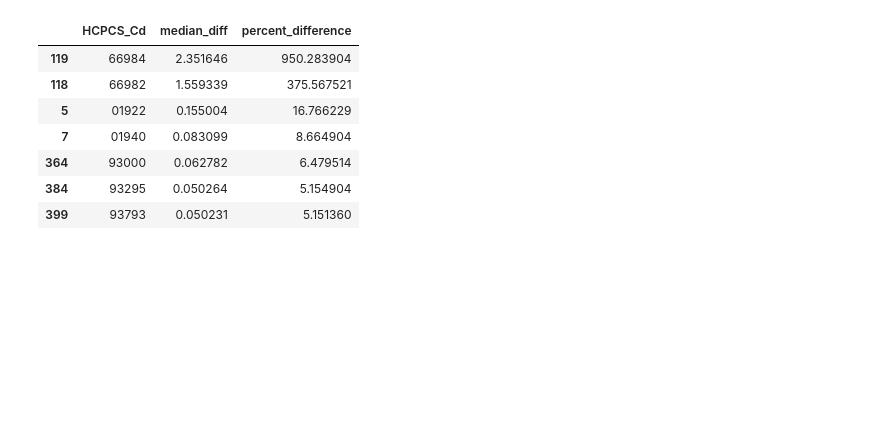
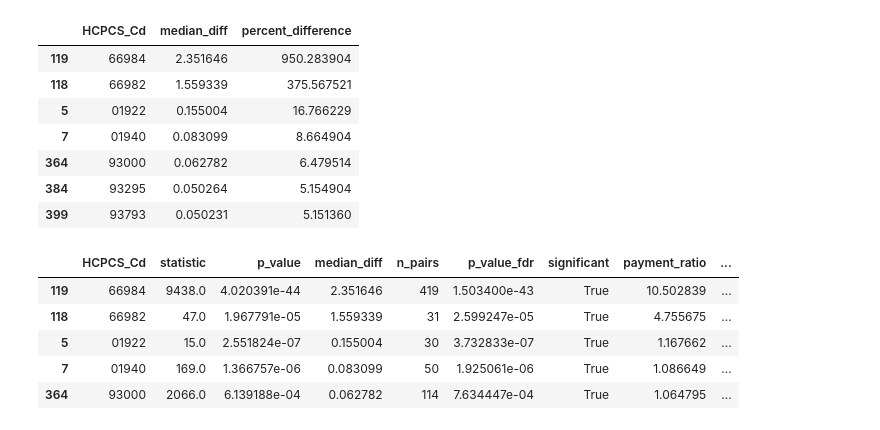
Before and after one commit to AdvayBhatt/healthcare-analytics, a Jupyter notebook: notebooks/01_eda.ipynb, the cells around one changed output. Saved outputs shown, nothing was run; the diff lists cells and outputs as text; code cells hidden in the pictures; blank space fills up the shorter version.

```diff
--- a/notebooks/01_eda.ipynb
+++ b/notebooks/01_eda.ipynb
@@ -1138,3 +1232,12 @@ Number of practically significant procedures: 7
 | 364 | 93000 | 0.062782 | 6.479514 |
 | 384 | 93295 | 0.050264 | 5.154904 |
 | 399 | 93793 | 0.050231 | 5.151360 |
+# %%
+final_results.head()
+# %% [output]
+|  | HCPCS_Cd | statistic | p_value | median_diff | n_pairs | p_value_fdr | significant | payment_ratio | ... |
+| 119 | 66984 | 9438.0 | 4.020391e-44 | 2.351646 | 419 | 1.503400e-43 | True | 10.502839 | ... |
+| 118 | 66982 | 47.0 | 1.967791e-05 | 1.559339 | 31 | 2.599247e-05 | True | 4.755675 | ... |
+| 5 | 01922 | 15.0 | 2.551824e-07 | 0.155004 | 30 | 3.732833e-07 | True | 1.167662 | ... |
+| 7 | 01940 | 169.0 | 1.366757e-06 | 0.083099 | 50 | 1.925061e-06 | True | 1.086649 | ... |
+| 364 | 93000 | 2066.0 | 6.139188e-04 | 0.062782 | 114 | 7.634447e-04 | True | 1.064795 | ... |
```
Also changed, not shown: parts of 14 cells of this notebook.
